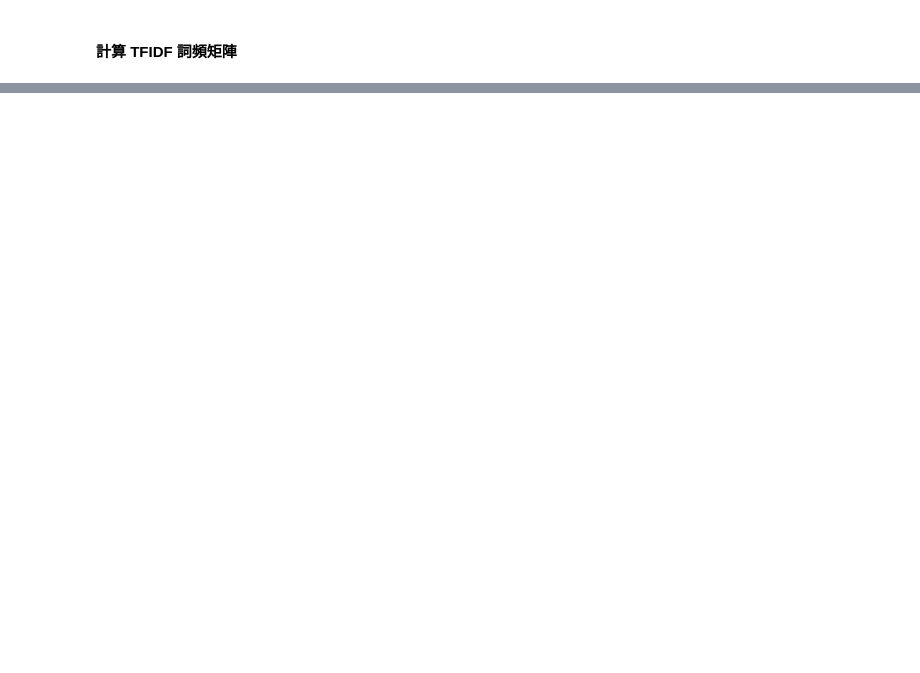
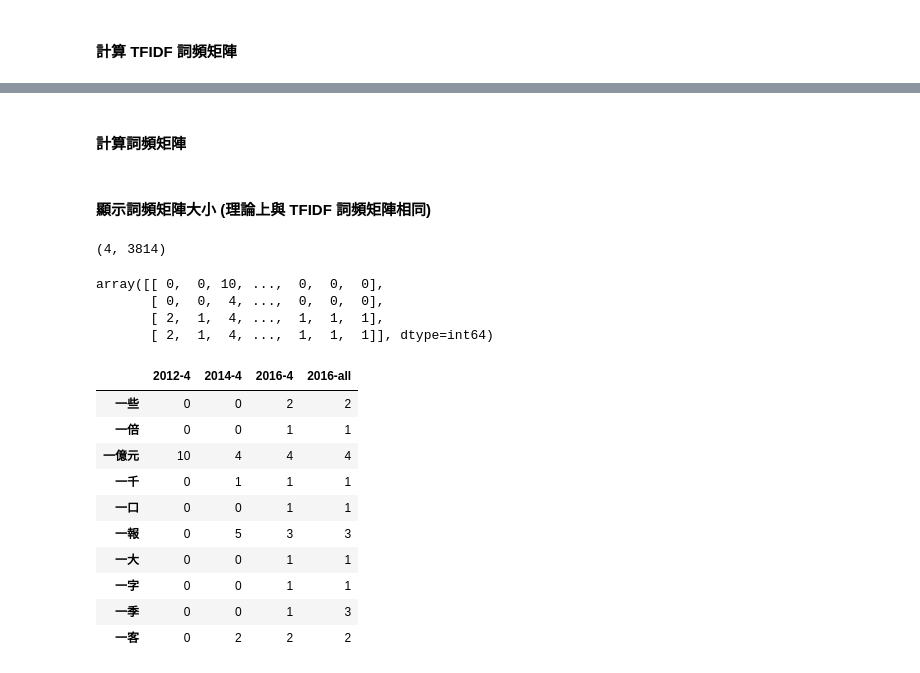
Before and after one commit to snowflakedong/107-1_Python_Project, a Jupyter notebook: Week_5/Homework.ipynb, the cells around one changed output, grey strips where cells are left out. Saved outputs shown, nothing was run; the diff lists cells and outputs as text; code cells hidden in the pictures; blank space fills up the shorter version.

```diff
--- a/Week_5/Homework.ipynb
+++ b/Week_5/Homework.ipynb
@@ -116,7 +123,7 @@ Number of word in document (2016-all) :  7779
 # %% [markdown]
 #### 顯示各文件低於閥值 (limit) 的字詞
 # %%
-limit = 50
+limit = 1
 wordsperdocument = 50
 for i in range(len(data)):
     count = 0
@@ -166,7 +173,7 @@ document : 2014-4
 #### 移除所有標點符號、非中文英文數字之資料
 # %%
 for i in range(len(data)):
-    data[i] = re.sub('[^\u4e00-\u9fff ]', '', data[i])
+    data[i] = re.sub('[^\u4e00-\u9fff,]', '', data[i])
 #[^\u4e00-\u9fff A-Za-z0-9]
 # %% [markdown]
 #### 印出部份斷字結果
@@ -248,0 +265,2 @@ print(dist)
+# %% [markdown]
+#### 計算詞頻矩陣
@@ -248,0 +269,28 @@ print(dist)
+# %% [markdown]
+#### 顯示詞頻矩陣大小 (理論上與 TFIDF 詞頻矩陣相同)
+# %%
+count_matrix.shape
+# %% [output]
+(4, 3814)
+# %%
+count_matrix.toarray()
+# %% [output]
+array([[ 0,  0, 10, ...,  0,  0,  0],
+       [ 0,  0,  4, ...,  0,  0,  0],
+       [ 2,  1,  4, ...,  1,  1,  1],
+       [ 2,  1,  4, ...,  1,  1,  1]], dtype=int64)
+# %%
+countframe = pd.DataFrame(count_matrix.toarray().T, index = count_vectorizer.get_feature_names(), columns = title)
+countframe.head(10)
+# %% [output]
+|  | 2012-4 | 2014-4 | 2016-4 | 2016-all |
+| 一些 | 0 | 0 | 2 | 2 |
+| 一倍 | 0 | 0 | 1 | 1 |
+| 一億元 | 10 | 4 | 4 | 4 |
+| 一千 | 0 | 1 | 1 | 1 |
+| 一口 | 0 | 0 | 1 | 1 |
+| 一報 | 0 | 5 | 3 | 3 |
+| 一大 | 0 | 0 | 1 | 1 |
+| 一字 | 0 | 0 | 1 | 1 |
+| 一季 | 0 | 0 | 1 | 3 |
+| 一客 | 0 | 2 | 2 | 2 |
```
Also changed, not shown: parts of 32 cells of this notebook, 1 other file.
